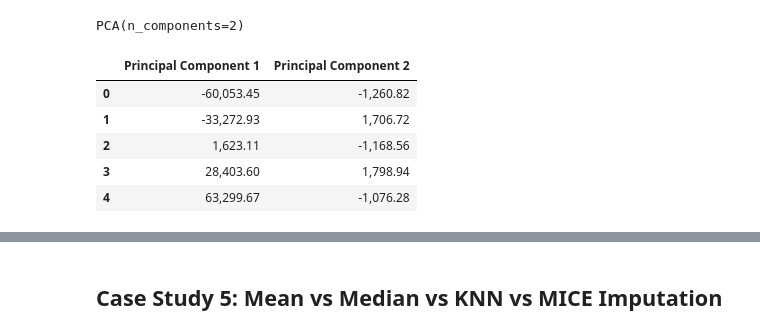
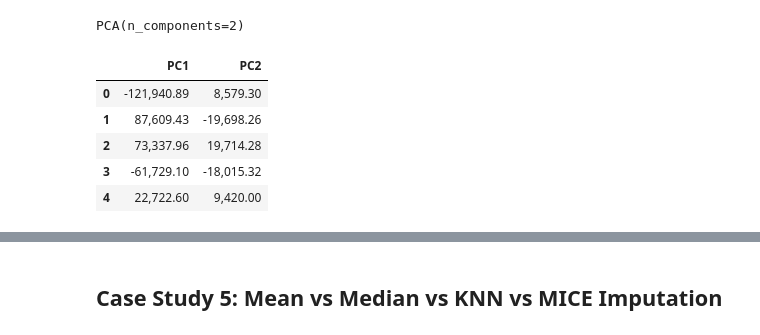
Before and after one commit to MonishDY/AI-Track, a Jupyter notebook: Module 2 - Feature Engineering/Assignment 1/Machine_Learning_Case_Studies_01.ipynb, the cells around one changed output, grey strips where cells are left out. Saved outputs shown, nothing was run; the diff lists cells and outputs as text; code cells hidden in the pictures.

```diff
--- a/Module 2 - Feature Engineering/Assignment 1/Machine_Learning_Case_Studies_01.ipynb
+++ b/Module 2 - Feature Engineering/Assignment 1/Machine_Learning_Case_Studies_01.ipynb
@@ -599,6 +652,6 @@ $ PC_1, PC_2 $
 # %%
 # Create the dataset
-df = pd.DataFrame({
+bank_df = pd.DataFrame({
     "Age": [25, 30, 35, 40, 45],
     "Income": [30000, 45000, 60000, 75000, 90000],
     "Savings": [5000, 10000, 15000, 20000, 25000],
@@ -611,7 +664,25 @@ df = pd.DataFrame({
     "Investment": [10000, 15000, 20000, 25000, 30000]
 })
 
-df
+# You can also simulate the data using random
+
+'''
+df = pd.DataFrame({
+    "Age": np.random.randint(25, 46, 5),
+    "Income": np.random.randint(30000, 90001, 5),
+    "Savings": np.random.randint(5000, 25001, 5),
+    "Expenses": np.random.randint(20000, 40001, 5),
+    "Credit Score": np.random.randint(650, 801, 5),
+    "Loan Amount": np.random.randint(100000, 200001, 5),
+    "Transactions": np.random.randint(50, 91, 5),
+    "Account Balance": np.random.randint(15000, 35001, 5),
+    "EMI": np.random.randint(5000, 9001, 5),
+    "Investment": np.random.randint(10000, 30001, 5)
+})
+
+'''
+
+bank_df
 # %% [output]
 |  | Age | Income | Savings | Expenses | Credit Score | Loan Amount | Transactions | Account Balance | ... |
 | 0 | 25 | 30000 | 5000 | 20000 | 650 | 100000 | 50 | 15000 | ... |
@@ -627,21 +783,21 @@ pca
 PCA(n_components=2)
 # %%
 # PCA Features
-pca_features = pca.fit_transform(df)
+pca_features = pca.fit_transform(bank_df)
 pca_features
 
 # Create a DataFrame
 pca_df = pd.DataFrame(
     pca_features,
-    columns=["Principal Component 1", "Principal Component 2"]
+    columns=["PC1", "PC2"]
 )
 
 # Display the transformed dataset
 pca_df
 # %% [output]
-|  | Principal Component 1 | Principal Component 2 |
-| 0 | -60,053.45 | -1,260.82 |
-| 1 | -33,272.93 | 1,706.72 |
-| 2 | 1,623.11 | -1,168.56 |
-| 3 | 28,403.60 | 1,798.94 |
-| 4 | 63,299.67 | -1,076.28 |
+|  | PC1 | PC2 |
+| 0 | -121,940.89 | 8,579.30 |
+| 1 | 87,609.43 | -19,698.26 |
+| 2 | 73,337.96 | 19,714.28 |
+| 3 | -61,729.10 | -18,015.32 |
+| 4 | 22,722.60 | 9,420.00 |
```
Also changed, not shown: parts of 18 cells of this notebook.
